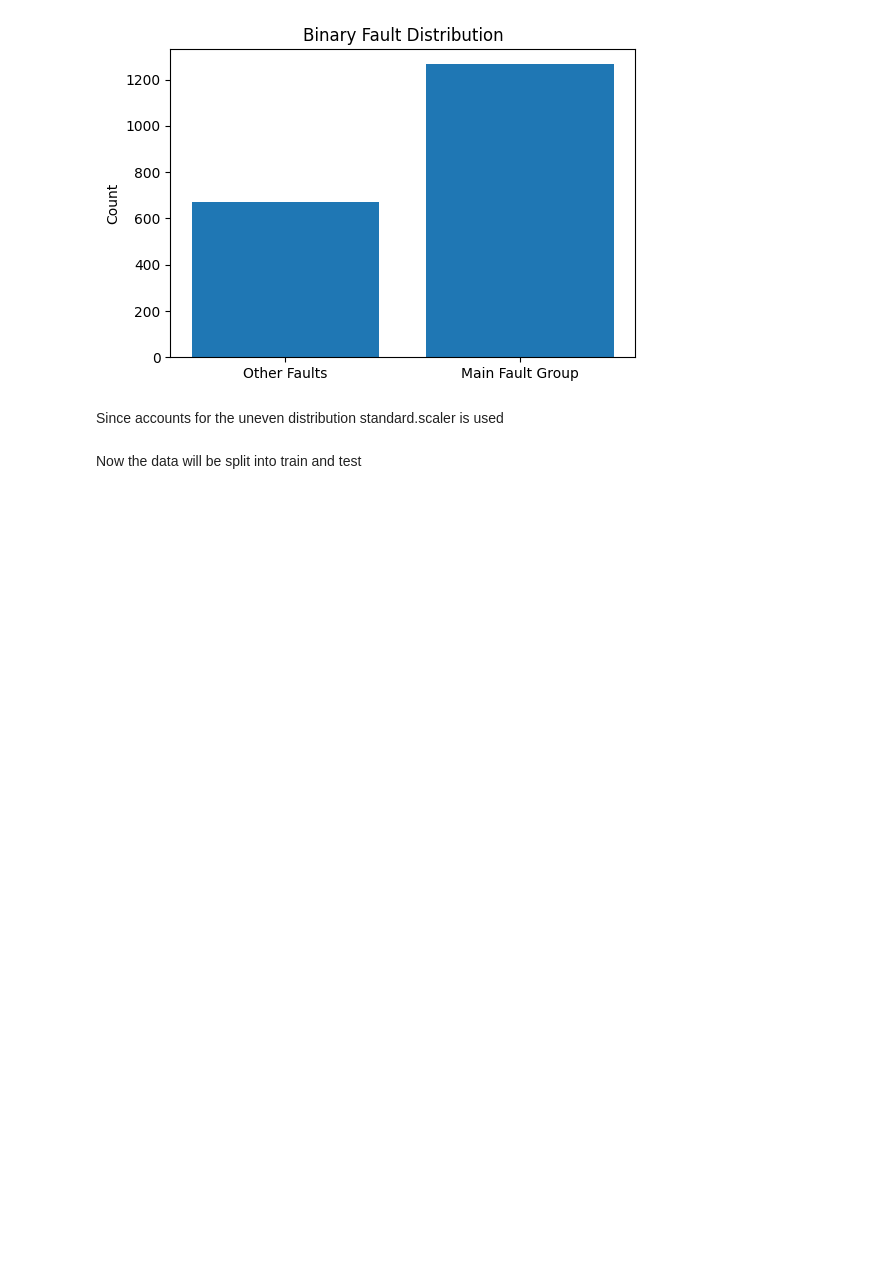
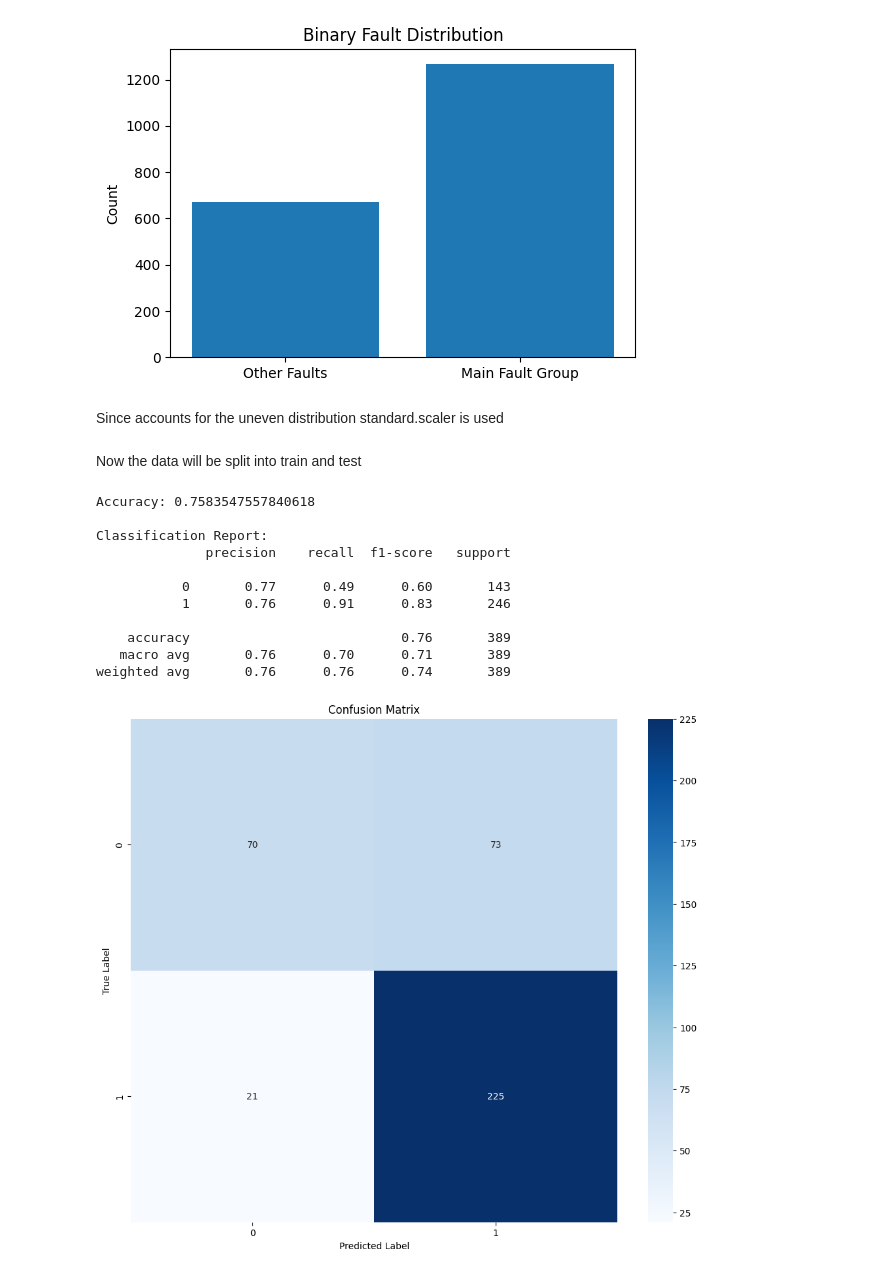
Before and after one commit to MNejmann/AAU-VT1-AML-Miniproject, a Jupyter notebook: code.ipynb, the cells around one changed output. Saved outputs shown, nothing was run; the diff lists cells and outputs as text; code cells hidden in the pictures; blank space fills up the shorter version.

```diff
--- a/code.ipynb
+++ b/code.ipynb
@@ -95,13 +103,12 @@ Name: count, dtype: int64
 # %% [markdown]
 Since accounts for the uneven distribution standard.scaler is used
 # %%
-#starts by extracting the features and labels from the dataset
-x_df = dataset.drop(columns=fault_type, axis=1)
+#first the orignal fauls columns are removed
+dataset = dataset.drop(columns=fault_type)
+#now the features and labels are extracted from the dataset
+x_df = dataset.drop(columns="binary_fault", axis=1)
+y_df = dataset["binary_fault"]
 
-# create binary target: 1 = any of the categorized faults (Pastry..Bumps), 0 = Other_Faults
-categorized = ['Pastry', 'Z_Scratch', 'K_Scatch', 'Stains', 'Dirtiness', 'Bumps']
-y_df = dataset[categorized].any(axis=1).astype(int)
-y_df.name = 'Categorized_Faults'
 
 # Standardize the features
 scaler = StandardScaler()
@@ -109,6 +116,41 @@ x_scaled = scaler.fit_transform(x_df)
 # %% [markdown]
 Now the data will be split into train and test
 # %%
+from sklearn.linear_model import LogisticRegression
+
 #train test
 
 x_train, x_test, y_train, y_test = train_test_split(x_scaled, y_df, test_size=0.2, random_state=42)
+
+
+# Model Building with Logistic Regression
+dt_classifier = LogisticRegression(solver='liblinear', max_iter=1000)
+dt_classifier.fit(x_train, y_train)
+
+# Model Evaluation
+y_pred = dt_classifier.predict(x_test)
+print("Accuracy:", accuracy_score(y_test, y_pred))
+print("\nClassification Report:")
+print(classification_report(y_test, y_pred))
+
+# Confusion Matrix
+cm = confusion_matrix(y_test, y_pred)
+plt.figure(figsize=(12, 10))
+sns.heatmap(cm, annot=True, fmt='d', cmap='Blues')
+plt.title('Confusion Matrix')
+plt.ylabel('True Label')
+plt.xlabel('Predicted Label')
+plt.show()
+# %% [output]
+Accuracy: 0.7583547557840618
+
+Classification Report:
+              precision    recall  f1-score   support
+
+           0       0.77      0.49      0.60       143
+           1       0.76      0.91      0.83       246
+
+    accuracy                           0.76       389
+   macro avg       0.76      0.70      0.71       389
+weighted avg       0.76      0.76      0.74       389
+[figure, added]
```
Also changed, not shown: parts of 2 cells of this notebook.
